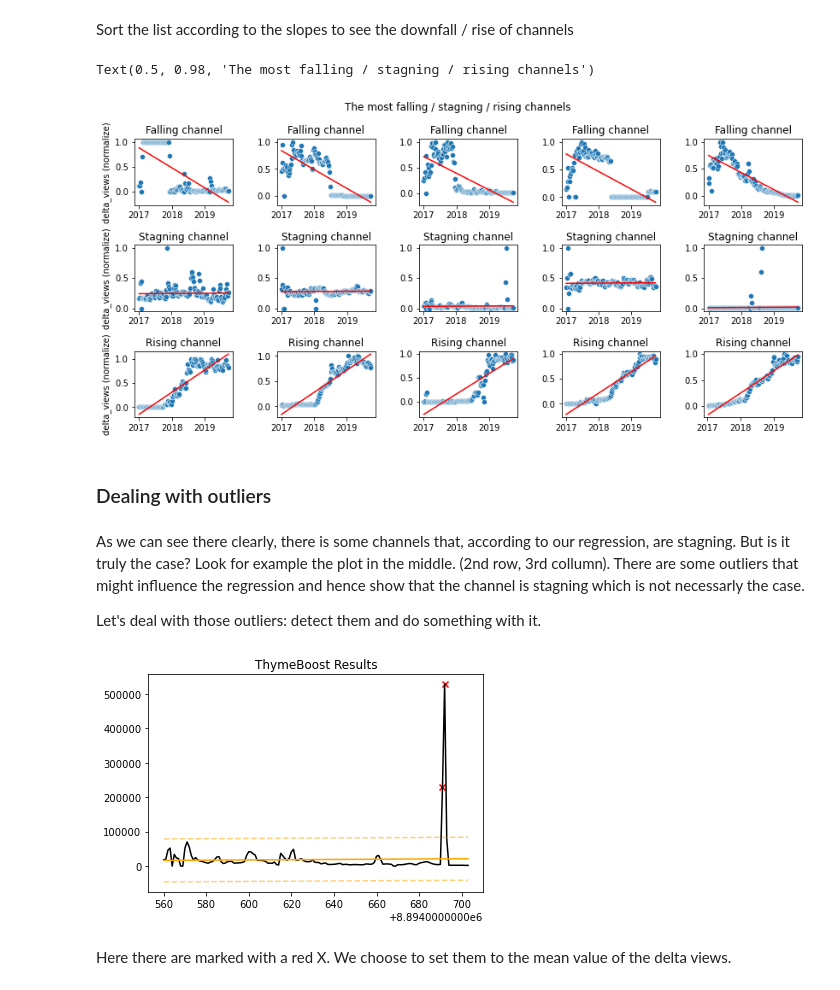
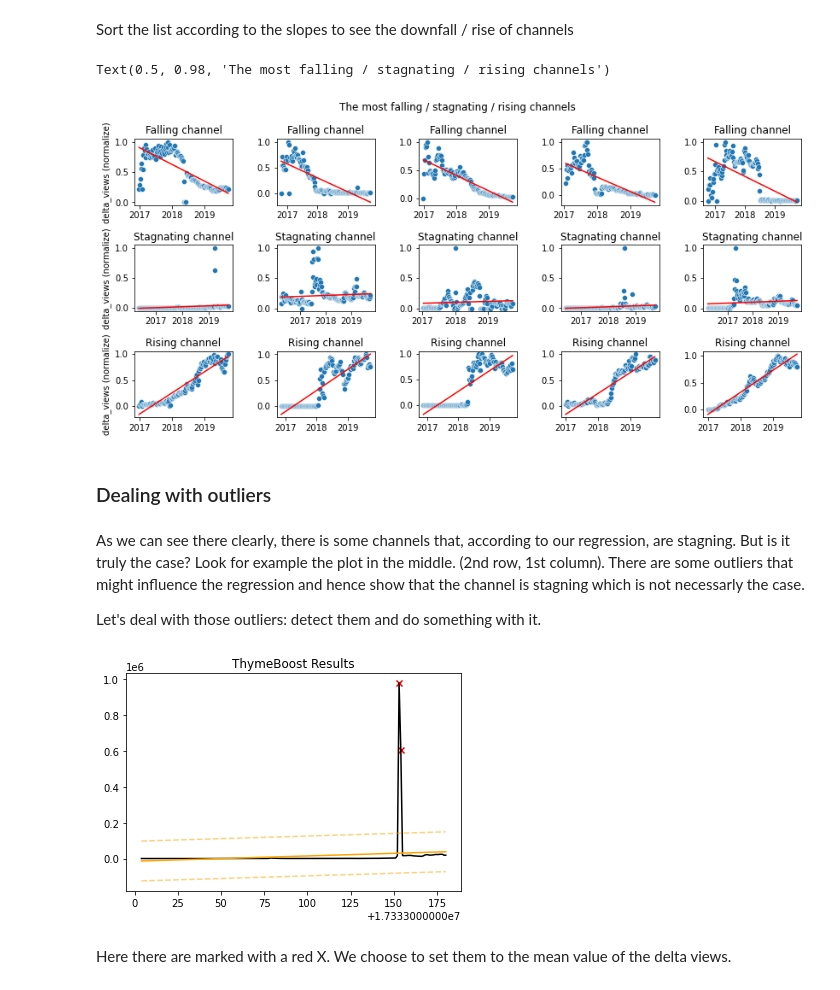
Before and after one commit to epfl-ada/ada-2022-project-pinacolada, a Jupyter notebook: notebook.ipynb, the cells around one changed output. Saved outputs shown, nothing was run; the diff lists cells and outputs as text; code cells hidden in the pictures.

```diff
--- a/notebook.ipynb
+++ b/notebook.ipynb
@@ -233,5 +233,5 @@ Here you can see that we have the correct number of timestamp that we found in t
 # %%
-big_timeseries_sizes = timeseries_sizes[timeseries_sizes.values >= 140]
+big_timeseries_sizes = timeseries_sizes[timeseries_sizes.values >= 142]
 long_timeseries = timeseries[timeseries['channel'].isin(big_timeseries_sizes.index)]
 print(len(long_timeseries))
 long_timeseries.head()
@@ -304,7 +304,7 @@ for i, ax in enumerate(axs[1]):
     sns.scatterplot(x=df['datetime'], y=normalized_df, ax=ax)
     ax.plot(df['datetime'], slopes_sort[idx][2] + range(len(df)) * slopes_sort[idx][1], color="red")
     ax.xaxis.set_major_locator(dates.YearLocator())
-    ax.set_title("Stagning channel")
+    ax.set_title("Stagnating channel")
     if i == 0:
         ax.set_ylabel("delta_views (normalize)")
     else:
@@ -325,28 +325,28 @@ for i, ax in enumerate(axs[2]):
         ax.set_ylabel("")
     ax.set_xlabel("")
 
-f.suptitle("The most falling / stagning / rising channels")
+f.suptitle("The most falling / stagnating / rising channels")
 # %% [output]
-Text(0.5, 0.98, 'The most falling / stagning / rising channels')
+Text(0.5, 0.98, 'The most falling / stagnating / rising channels')
-[figure, old version]
+[figure, new version]
 # %% [markdown]
 ### Dealing with outliers
 # %% [markdown]
-As we can see there clearly, there is some channels that, according to our regression, are stagning. But is it truly the case? Look for example the plot in the middle. (2nd row, 3rd collumn). There are some outliers that might influence the regression and hence show that the channel is stagning which is not necessarly the case.
+As we can see there clearly, there is some channels that, according to our regression, are stagning. But is it truly the case? Look for example the plot in the middle. (2nd row, 1st column). There are some outliers that might influence the regression and hence show that the channel is stagning which is not necessarly the case.
 
 Let's deal with those outliers: detect them and do something with it.
 # %%
 boosted_model = tb.ThymeBoost()
-idx = int(len(slopes_sort) / 2) + 2
+idx = int(len(slopes_sort) /2)
 df = long_timeseries[long_timeseries['channel'] == slopes_sort[idx][0]]
 output = boosted_model.detect_outliers(df['delta_views'],
                                        trend_estimator='linear',
                                        seasonal_estimator='fourier',
                                        global_cost='maicc',
                                        fit_type='global')
 boosted_model.plot_results(output)
 # %% [output]
-[figure, old version]
+[figure, new version]
 # %% [markdown]
 Here there are marked with a red X. We choose to set them to the mean value of the delta views.
 # %%
```
Also changed, not shown: parts of 20 cells of this notebook, 1 other file.
